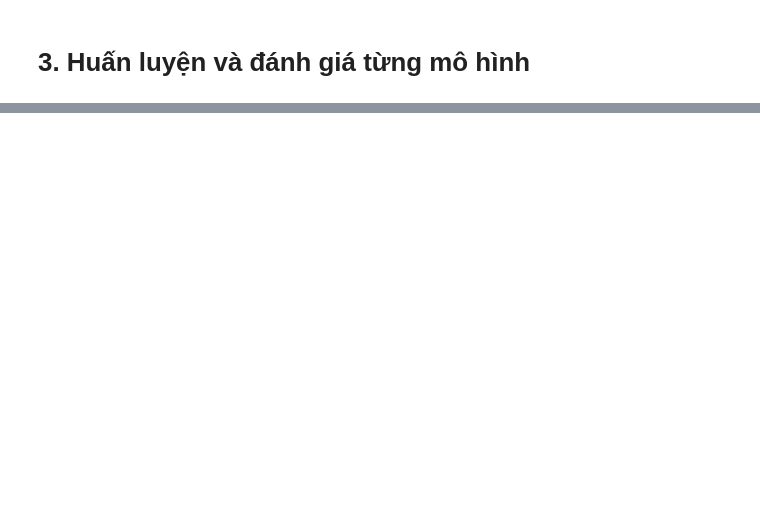
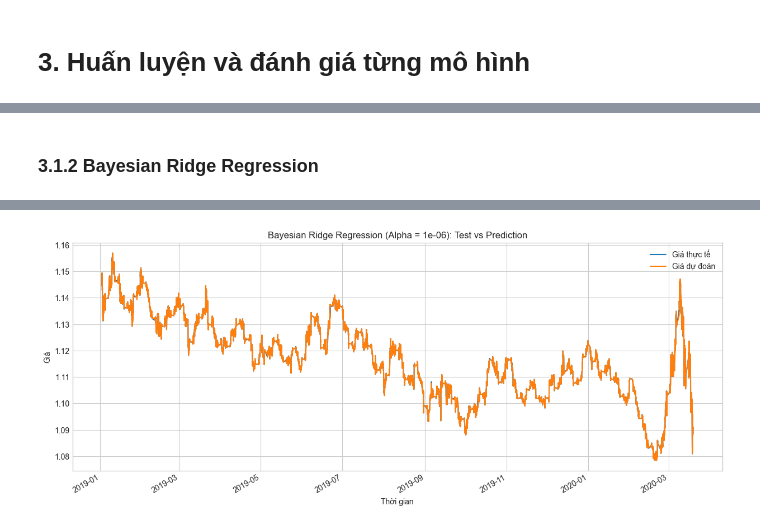
Before and after one commit to CuongB2205856/Project, a Jupyter notebook: ProjectCT294.ipynb, the cells around one changed output, grey strips where cells are left out. Saved outputs shown, nothing was run; the diff lists cells and outputs as text; code cells hidden in the pictures; blank space fills up the shorter version.

```diff
--- a/ProjectCT294.ipynb
+++ b/ProjectCT294.ipynb
@@ -625,0 +736,73 @@ R-Squared: 0.9978995960296404
+# %% [markdown]
+### 3.1.2 Bayesian Ridge Regression
+# %%
+# ===== Khởi tạo và tìm alpha tốt nhất =====
+rmse_scores = []
+alpha_values = [1e-6, 1e-5, 1e-4, 1e-3, 1e-2, 1e-1, 1.0, 10.0, 100.0, 1000.0]
+best_alpha = None
+best_rmse = float('inf')
+
+for i, alpha in enumerate(alpha_values):
+    bayes_ridge = BayesianRidge(alpha_1=alpha, alpha_2=alpha)
+    bayes_ridge.fit(X_scaled_train, y_train)
+    y_pred = bayes_ridge.predict(X_scaled_test)
+
+    rmse = np.sqrt(mean_squared_error(y_test, y_pred))
+    rmse_scores.append(rmse)
+    print(f"Lần chạy {i+1}: Alpha = {alpha}, RMSE = {rmse}")
+
+    if rmse < best_rmse:
+        best_rmse = rmse
+        best_alpha = alpha
+
+# Tính trung bình và độ lệch chuẩn RMSE
+avg_rmse = np.mean(rmse_scores)
+std_rmse = np.std(rmse_scores)
+
+# Bảng so sánh alpha
+print("\n" + "="*60)
+print("BẢNG SO SÁNH CÁC GIÁ TRỊ ALPHA")
+print("="*60)
+print(f"{'Alpha':<15} {'RMSE':<20} {'Xếp hạng':<10}")
+print("-"*60)
+
+results_table = list(zip(alpha_values, rmse_scores))
+results_sorted = sorted(results_table, key=lambda x: x[1])
+
+for rank, (alpha, rmse) in enumerate(results_sorted, 1):
+    status = "⭐ TỐT NHẤT" if alpha == best_alpha else ""
+    print(f"{alpha:<15} {rmse:<20.8f} {rank:<10} {status}")
+
+print("="*60)
+print(f"RMSE trung bình qua các alpha: {avg_rmse:.8f}")
+print(f"Độ lệch chuẩn RMSE: {std_rmse:.8f}")
+print(f"RMSE tốt nhất: {best_rmse:.8f}")
+print(f"RMSE tệ nhất: {max(rmse_scores):.8f}")
+
+# ===== Huấn luyện lại mô hình với alpha tốt nhất =====
+print(f"\nHuấn luyện mô hình Bayesian Ridge với alpha tốt nhất: {best_alpha}")
+final_bayes_ridge = BayesianRidge(alpha_1=best_alpha, alpha_2=best_alpha)
+final_bayes_ridge.fit(X_scaled_train, y_train)
+
+# Đánh giá mô hình tốt nhất và lưu kết quả
+result = evaluate_model(final_bayes_ridge, X_scaled_test, y_test, 'Bayesian Ridge')
+
+# In ra kết quả
+print(f"\nHiệu suất mô hình Bayesian Ridge tốt nhất (Alpha = {best_alpha}):")
+print(f"RMSE: {result['RMSE']}")
+print(f"MAE: {result['MAE']}")
+print(f"R-squared: {result['R2']}")
+
+# Vẽ biểu đồ kết quả
+test_vs_pred = pd.DataFrame({
+    'actual': result['actual'],
+    'predictions': result['predictions']
+})
+
+test_vs_pred.plot(figsize=(15, 6))
+plt.title(f'Bayesian Ridge Regression (Alpha = {best_alpha}): Test vs Prediction')
+plt.xlabel('Thời gian')
+plt.ylabel('Giá')
+plt.legend(['Giá thực tế', 'Giá dự đoán'])
+plt.show()
+# %% [output]
@@ -625,0 +826 @@ R-Squared: 0.9978995960296404
+[figure, added]
```
Also changed, not shown: parts of 101 cells of this notebook, 2 other files.
